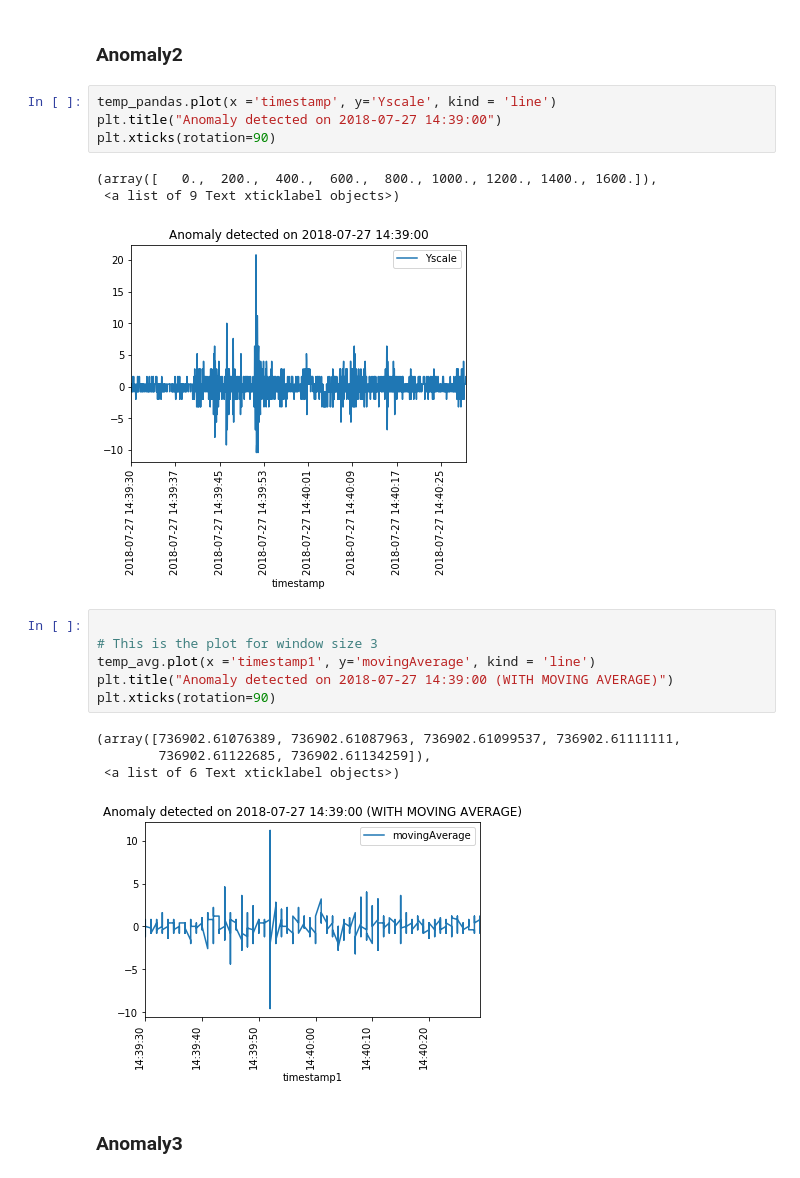
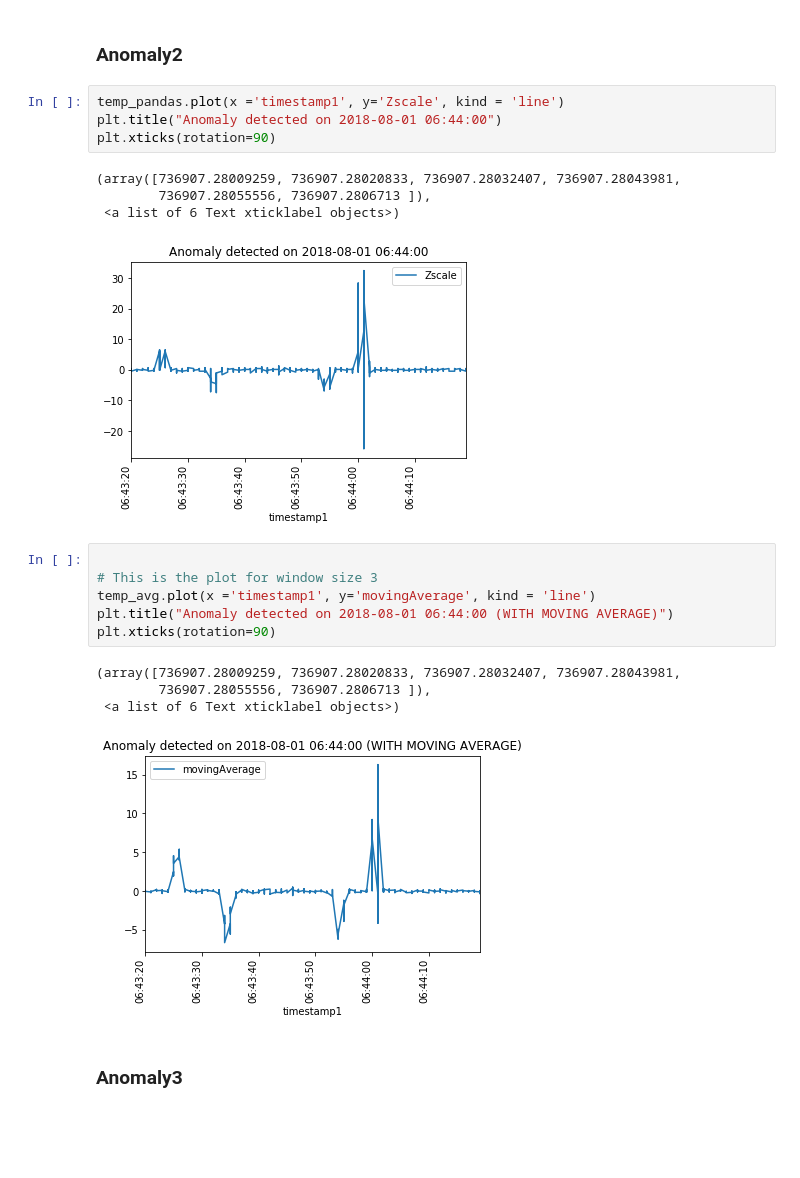
Before and after one commit to Ria-Thomas/DeviationFinder, a Jupyter notebook: EDA/EDA-Lift13.ipynb, the cells around one changed output. Drawn from its saved outputs; the diff is of its cells as text; blank space fills up the shorter version.

```diff
--- a/EDA/EDA-Lift13.ipynb
+++ b/EDA/EDA-Lift13.ipynb
@@ -226,24 +226,25 @@ plt.xticks(rotation=90)
 # %% [markdown]
 ### Anomaly2
 # %%
-temp_pandas.plot(x ='timestamp', y='Yscale', kind = 'line')
-plt.title("Anomaly detected on 2018-07-27 14:39:00")
+temp_pandas.plot(x ='timestamp1', y='Zscale', kind = 'line')
+plt.title("Anomaly detected on 2018-08-01 06:44:00")
 plt.xticks(rotation=90)
 # %% [output]
-(array([   0.,  200.,  400.,  600.,  800., 1000., 1200., 1400., 1600.]),
- <a list of 9 Text xticklabel objects>)
+(array([736907.28009259, 736907.28020833, 736907.28032407, 736907.28043981,
+        736907.28055556, 736907.2806713 ]),
+ <a list of 6 Text xticklabel objects>)
-[figure, old version]
+[figure, new version]
 # %%
 
 # This is the plot for window size 3
 temp_avg.plot(x ='timestamp1', y='movingAverage', kind = 'line')
-plt.title("Anomaly detected on 2018-07-27 14:39:00 (WITH MOVING AVERAGE)")
+plt.title("Anomaly detected on 2018-08-01 06:44:00 (WITH MOVING AVERAGE)")
 plt.xticks(rotation=90)
 # %% [output]
-(array([736902.61076389, 736902.61087963, 736902.61099537, 736902.61111111,
-        736902.61122685, 736902.61134259]),
+(array([736907.28009259, 736907.28020833, 736907.28032407, 736907.28043981,
+        736907.28055556, 736907.2806713 ]),
  <a list of 6 Text xticklabel objects>)
-[figure, old version]
+[figure, new version]
 # %% [markdown]
 ### Anomaly3
 # %%
```
Also changed, not shown: parts of 45 cells of this notebook.
